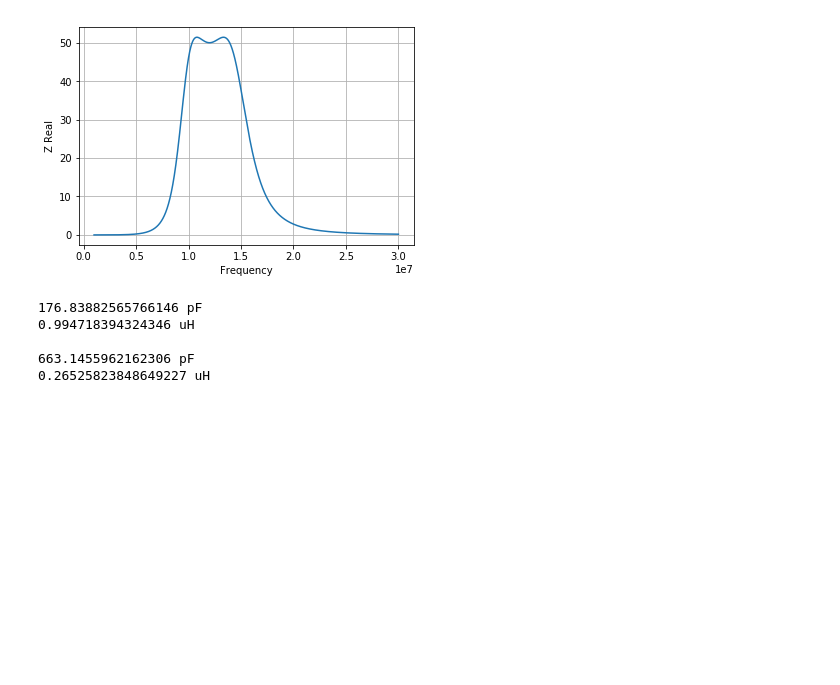
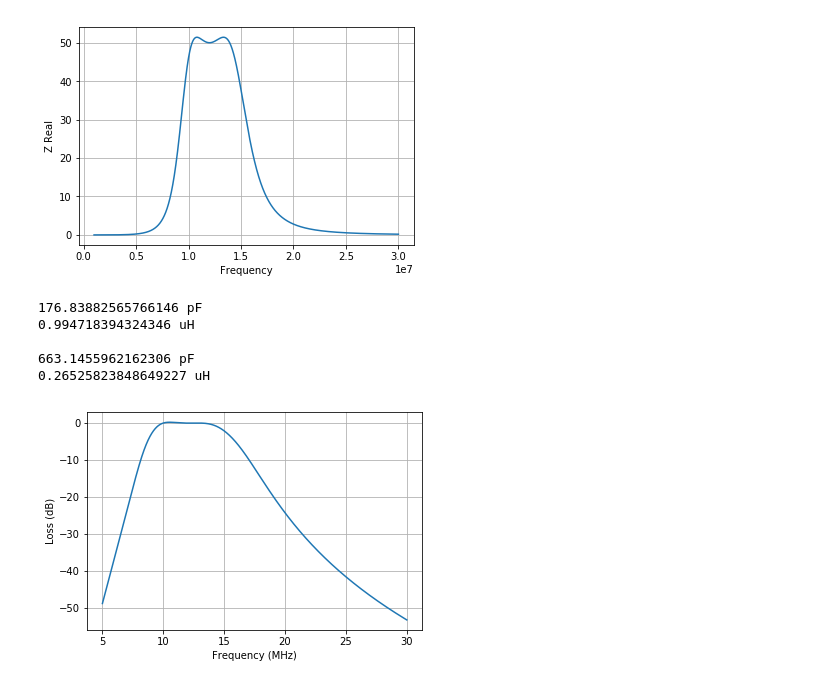
Before and after one commit to ttdoucet/impedance, a Jupyter notebook: impedance.ipynb, the cells around one changed output. Drawn from its saved outputs; the diff is of its cells as text; code cells hidden in the pictures; blank space fills up the shorter version.

Commit message:
Playing with frequency response plots.

```diff
--- a/impedance.ipynb
+++ b/impedance.ipynb
@@ -174,3 +176,24 @@ print(L_12_20.val / uH, "uH")
 
 663.1455962162306 pF
 0.26525823848649227 uH
+# %%
+# Frequency response plot of a filter ckt fed with a signal of
+# source impedance Rs. Rl identifies the load termination of the filter,
+# which is represented inside the filter itself above.  We really need
+# two-port networks to do this cleanly.
+def fplot(ckt, Rs, Rl, f_start=1*MHz, f_end=30*MHz, f_step=1*kHz):
+    f = np.arange(f_start, f_end, f_step)
+    z = ckt.z(f)
+
+    v = abs(z.real / (Rs + z))
+    y = 20 * np.log10(v) - 20 * np.log10(abs(Rl/ (Rl + Rs)))
+
+    fig, ax = plt.subplots()
+    ax.plot(f / MHz, y)
+    ax.set_xlabel('Frequency (MHz)')
+    ax.set_ylabel('Loss (dB)')
+    ax.grid(True)
+# %%
+fplot(bpf, Rs=50, Rl=50, f_start=5*MHz)
+# %% [output]
+[figure, added]
```
Also changed, not shown: parts of 5 cells of this notebook.
